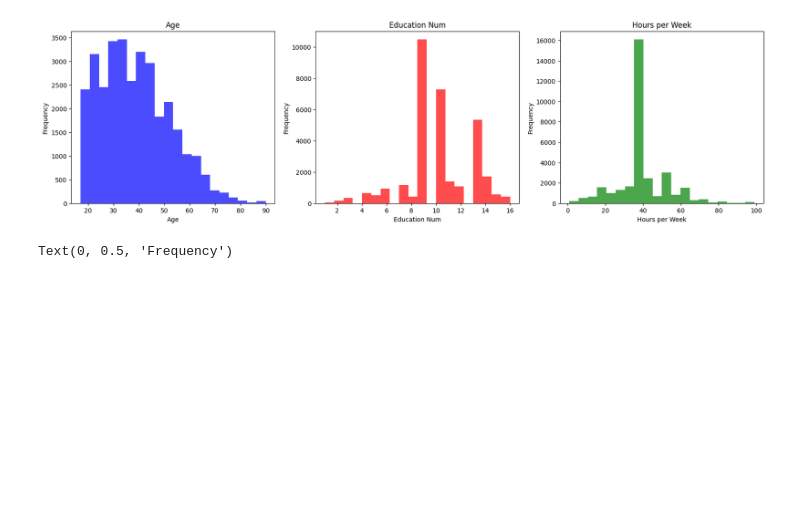
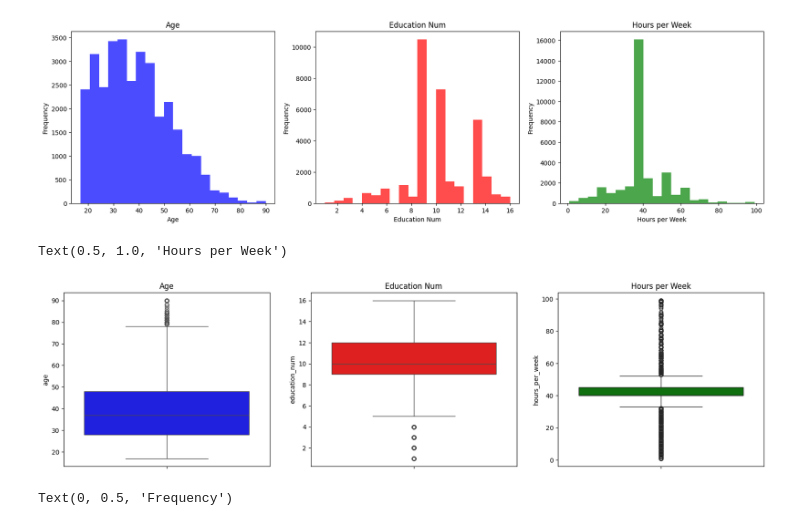
Before and after one commit to BnjmnNicholas/Proyecto_mineria_cc5205, a Jupyter notebook: Reporte_Hito_1.ipynb, the cells around one changed output. Drawn from its saved outputs; the diff is of its cells as text; code cells hidden in the pictures; blank space fills up the shorter version.

```diff
--- a/Reporte_Hito_1.ipynb
+++ b/Reporte_Hito_1.ipynb
@@ -139,6 +141,25 @@ plt.ylabel('Frequency')
 # %% [output]
 Text(0, 0.5, 'Frequency')
 [figure]
+# %%
+# boxplot de age, education_num y hours_per_week
+fig = plt.figure(figsize=(20, 5))
+plt.subplot(1, 3, 1)
+sns.boxplot(y='age', data=df, color='blue')
+plt.title('Age')
+
+plt.subplot(1, 3, 2)
+sns.boxplot(y='education_num', data=df, color='red')
+plt.title('Education Num')
+
+plt.subplot(1, 3, 3)
+sns.boxplot(y='hours_per_week', data=df, color='green')
+plt.title('Hours per Week')
+
+# [Benja]
+# %% [output]
+Text(0.5, 1.0, 'Hours per Week')
+[figure, added]
 # %%
 # histogramas capital_gain y capital_loss
 fig = plt.figure(figsize=(20, 5))
```
Also changed, not shown: parts of 6 cells of this notebook.
